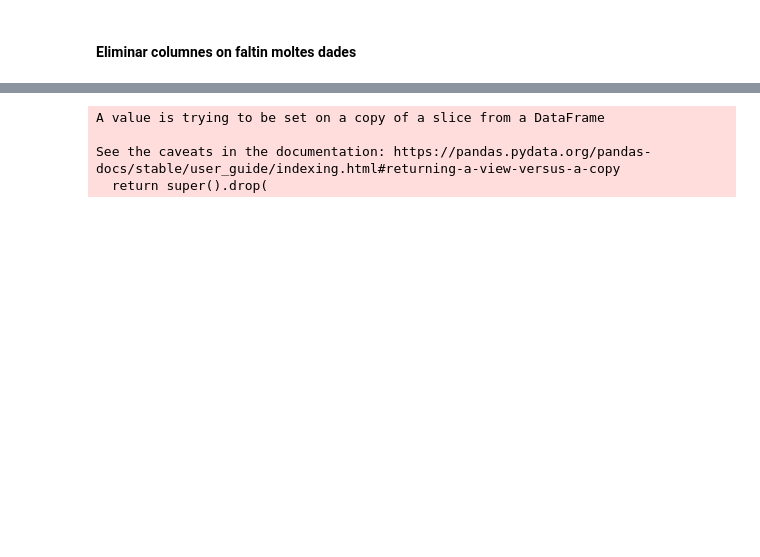
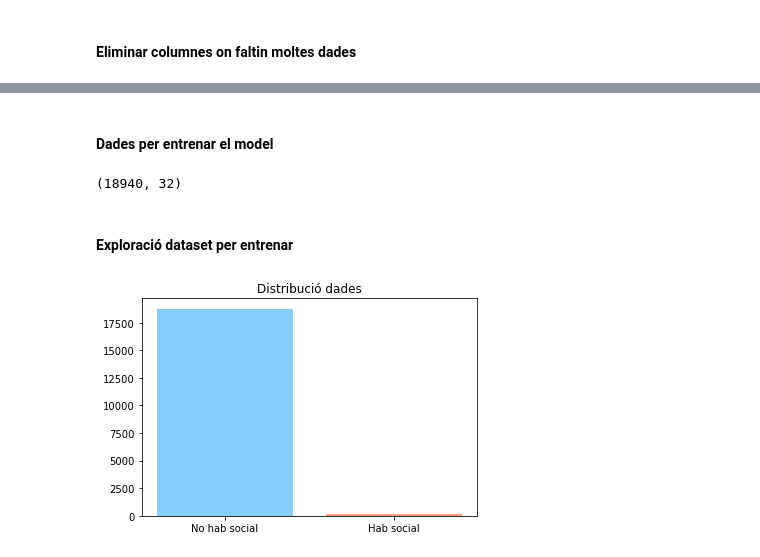
Before and after one commit to ingridperez03/pm-product, a Jupyter notebook: prediccio.ipynb, the cells around one changed output, grey strips where cells are left out. Saved outputs shown, nothing was run; the diff lists cells and outputs as text; code cells hidden in the pictures; blank space fills up the shorter version.

```diff
--- a/prediccio.ipynb
+++ b/prediccio.ipynb
@@ -546,3 +554,0 @@ data.to_csv(os.path.join("dades", "indicadors.csv"))
-# %%
-data = pd.read_csv(os.path.join("dades", "indicadors.csv"))
-data.drop(columns="Unnamed: 0", inplace=True)
@@ -616,14 +606,23 @@ See the caveats in the documentation: https://pandas.pydata.org/pandas-docs/stab
+# %% [markdown]
+#### Dades per entrenar el model
 # %%
-# Train - test split
+# Agafar dades any diferent a 2020
 data_no_2020 = data[data["Any"] != 2020]
+print(data_no_2020.shape)
+
+# Dividir entre dades i columna a predir
 X = data_no_2020[num_columns]
 X.drop(columns="Hab Lloguer", inplace=True)
 X = X.values
 y = data_no_2020["Hab Lloguer"].values
-
-X_train, X_test, y_train, y_test = train_test_split(X, y, test_size=0.1)
 # %% [output]
-A value is trying to be set on a copy of a slice from a DataFrame
-
-See the caveats in the documentation: https://pandas.pydata.org/pandas-docs/stable/user_guide/indexing.html#returning-a-view-versus-a-copy
-  return super().drop(
+(18940, 32)
+# %% [markdown]
+#### Exploració dataset per entrenar
+# %%
+dict_train = {"No hab social": list(y).count(0.0), "Hab social": list(y).count(1.0)}
+plt.bar(list(dict_train.keys()), list(dict_train.values()), color=["lightskyblue", "lightsalmon"])
+plt.title("Distribució dades")
+plt.show()
+# %% [output]
+[figure, added]
```
Also changed, not shown: parts of 58 cells of this notebook, 3 other files.
